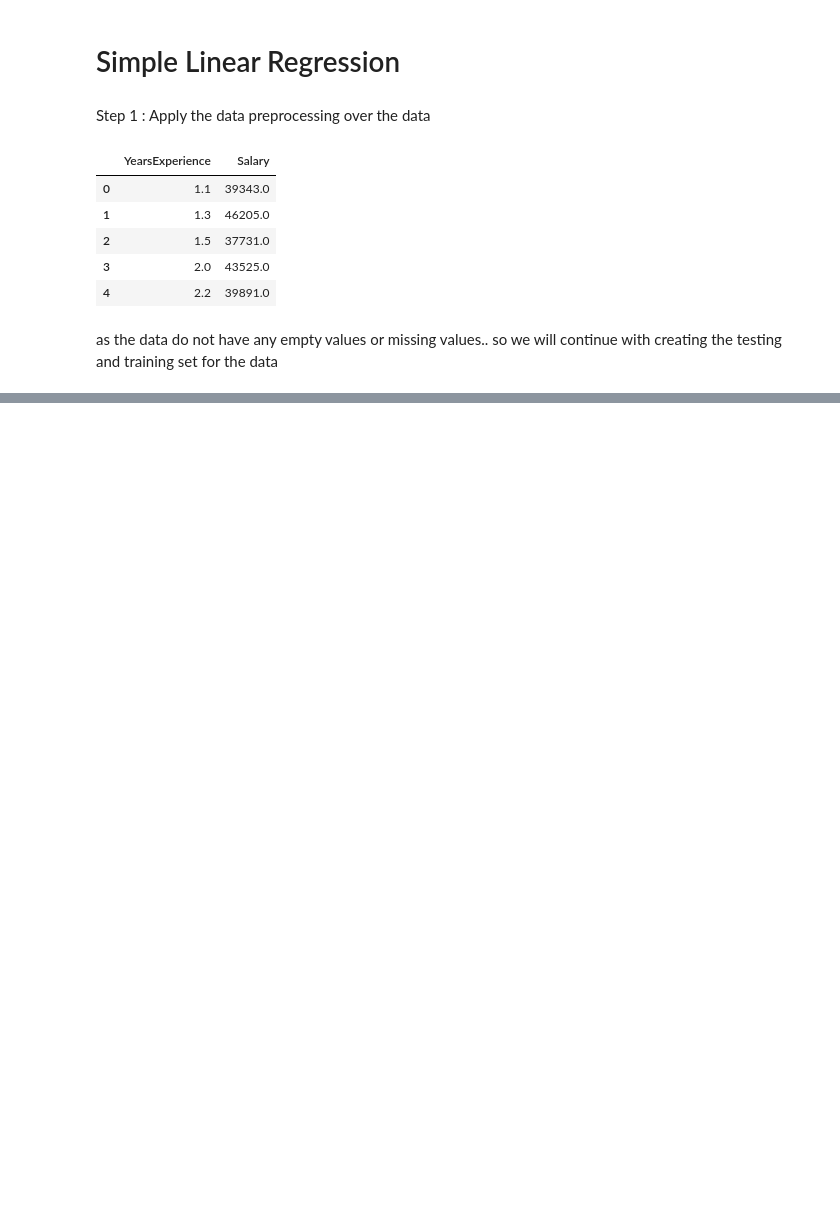
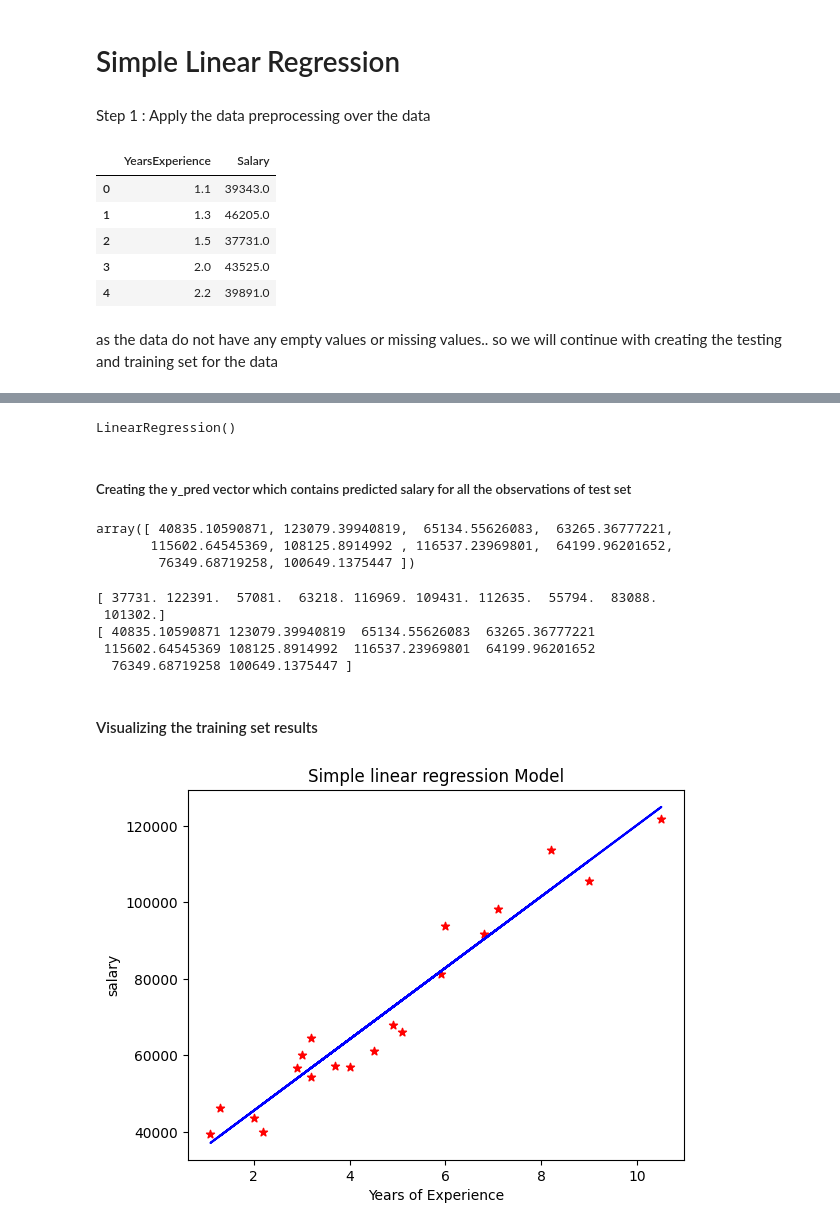
Before and after one commit to jai050803/machine_learning, a Jupyter notebook: regression/linear_Regression/linear_regression.ipynb, the cells around one changed output, grey strips where cells are left out. Drawn from its saved outputs; the diff is of its cells as text; code cells hidden in the pictures; blank space fills up the shorter version.

Commit message:
linear regression

```diff
--- a/regression/linear_Regression/linear_regression.ipynb
+++ b/regression/linear_Regression/linear_regression.ipynb
@@ -25,4 +25,4 @@ X = df.iloc[:, :-1].values  #creating array of independent variables
 y = df.iloc[:, 1].values  #creating array of dependent variables
 # %%
 # creating the testing and the training set
-X_train, X_test, Y_train, Y_test = train_test_split(X, y, test_size = 0.2, random_state = 0)
+X_train, X_test, Y_train, Y_test = train_test_split(X, y, test_size = 1/3, random_state = 0)
@@ -28,0 +35,36 @@ X_train, X_test, Y_train, Y_test = train_test_split(X, y, test_size = 0.2, rando
+# %%
+regressor = LinearRegression() #creating the object regressor
+regressor.fit(X_train, Y_train) #fitting the object to the training set
+# %% [output]
+LinearRegression()
+# %% [markdown]
+##### Creating the y_pred vector which contains predicted salary for all the observations of test set
+# %%
+y_pred = regressor.predict(X_test)
+y_pred
+# %% [output]
+array([ 40835.10590871, 123079.39940819,  65134.55626083,  63265.36777221,
+       115602.64545369, 108125.8914992 , 116537.23969801,  64199.96201652,
+        76349.68719258, 100649.1375447 ])
+# %%
+#comparing the y_pred and the y_test data to see how much the prediction is accurate
+
+print(Y_test)
+print(y_pred)
+# %% [output]
+[ 37731. 122391.  57081.  63218. 116969. 109431. 112635.  55794.  83088.
+ 101302.]
+[ 40835.10590871 123079.39940819  65134.55626083  63265.36777221
+ 115602.64545369 108125.8914992  116537.23969801  64199.96201652
+  76349.68719258 100649.1375447 ]
+# %% [markdown]
+#### Visualizing the training set results
+# %%
+plt.scatter(X_train, Y_train, color = 'red', marker = '*')
+plt.plot(X_train, regressor.predict(X_train), color = 'blue')
+plt.title("Simple linear regression Model")
+plt.xlabel('Years of Experience')
+plt.ylabel('salary')
+plt.show()
+# %% [output]
+[figure, added]
```
Also changed, not shown: parts of 3 cells of this notebook, 1 other file.
